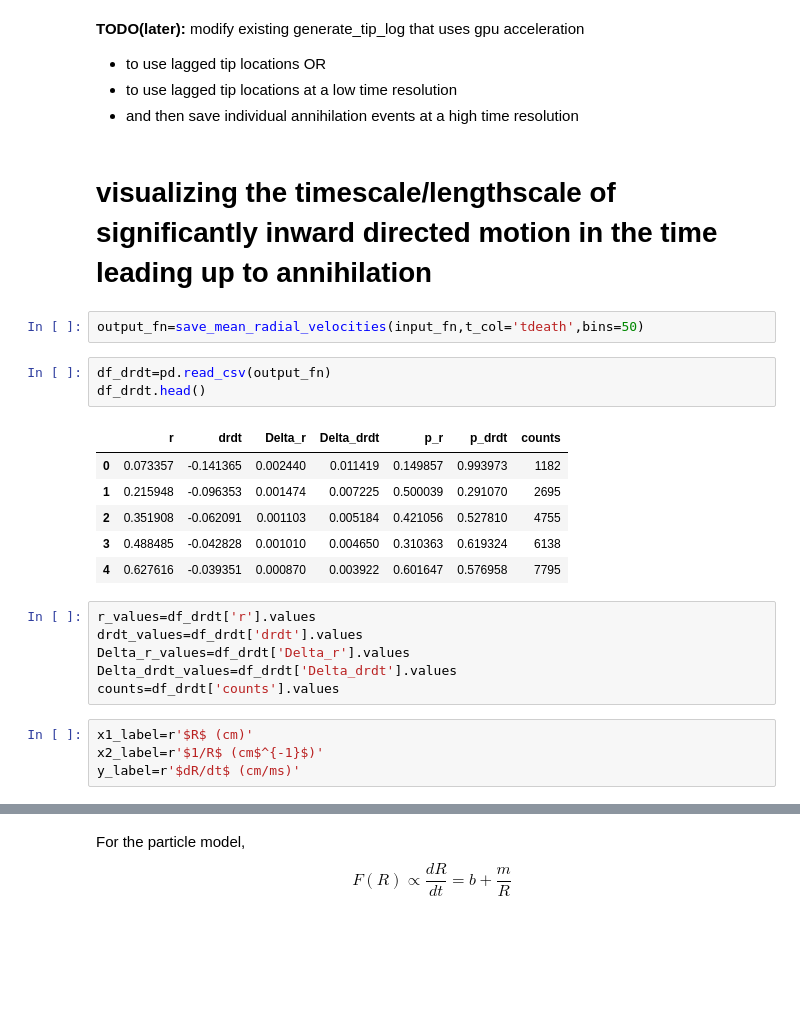
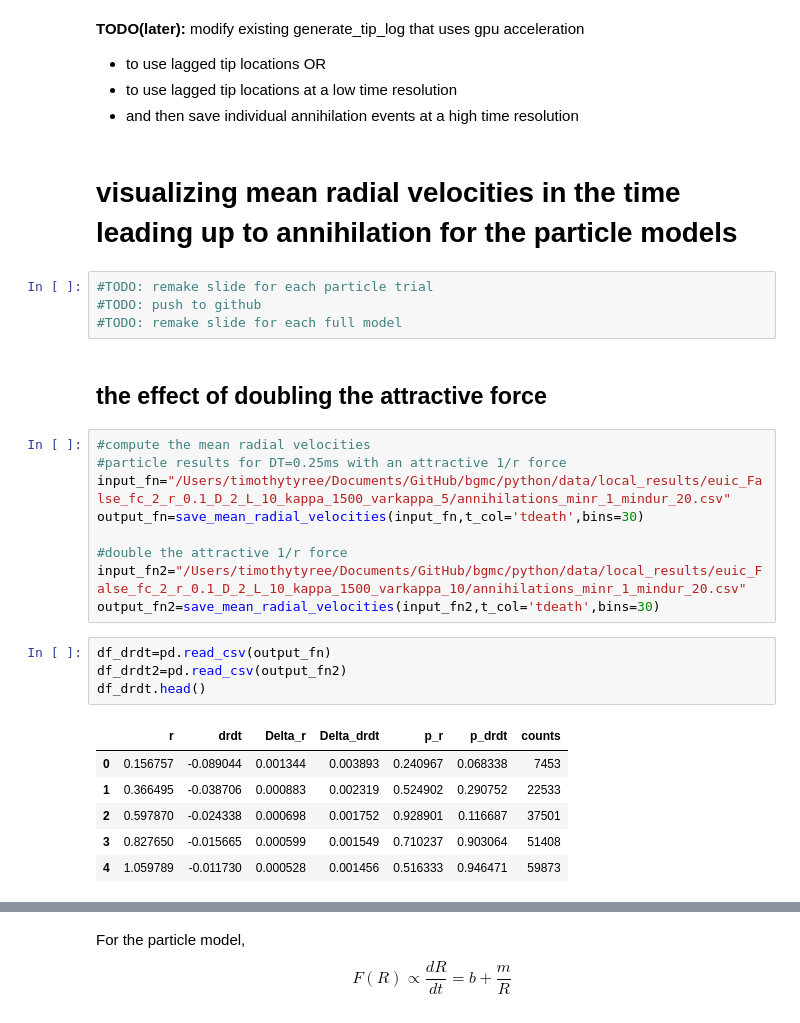
Before and after one commit to timtyree/care, a Jupyter notebook: notebooks/Measuring Average Forces between Spiral Tips.ipynb, the cells around one changed output, grey strips where cells are left out. Drawn from its saved outputs; the diff is of its cells as text; blank space fills up the shorter version.

```diff
--- a/notebooks/Measuring Average Forces between Spiral Tips.ipynb
+++ b/notebooks/Measuring Average Forces between Spiral Tips.ipynb
@@ -104,26 +104,30 @@ OR
 - to use lagged tip locations at a low time resolution
 - and then save individual annihilation events at a high time resolution
 # %% [markdown]
-# visualizing the timescale/lengthscale of significantly inward directed motion in the time leading up to annihilation
+# visualizing mean radial velocities in the time leading up to annihilation for the particle models
-# %%
-output_fn=save_mean_radial_velocities(input_fn,t_col='tdeath',bins=50)
+# %%
+#TODO: remake slide for each particle trial
+#TODO: push to github
+#TODO: remake slide for each full model
+# %% [markdown]
+## the effect of doubling the attractive force
+# %%
+#compute the mean radial velocities
+#particle results for DT=0.25ms with an attractive 1/r force
+input_fn="/Users/timothytyree/Documents/GitHub/bgmc/python/data/local_results/euic_False_fc_2_r_0.1_D_2_L_10_kappa_1500_varkappa_5/annihilations_minr_1_mindur_20.csv"
+output_fn=save_mean_radial_velocities(input_fn,t_col='tdeath',bins=30)
+
+#double the attractive 1/r force
+input_fn2="/Users/timothytyree/Documents/GitHub/bgmc/python/data/local_results/euic_False_fc_2_r_0.1_D_2_L_10_kappa_1500_varkappa_10/annihilations_minr_1_mindur_20.csv"
+output_fn2=save_mean_radial_velocities(input_fn2,t_col='tdeath',bins=30)
 # %%
 df_drdt=pd.read_csv(output_fn)
+df_drdt2=pd.read_csv(output_fn2)
 df_drdt.head()
 # %% [output]
 |  | r | drdt | Delta_r | Delta_drdt | p_r | p_drdt | counts |
-| 0 | 0.073357 | -0.141365 | 0.002440 | 0.011419 | 0.149857 | 0.993973 | 1182 |
-| 1 | 0.215948 | -0.096353 | 0.001474 | 0.007225 | 0.500039 | 0.291070 | 2695 |
-| 2 | 0.351908 | -0.062091 | 0.001103 | 0.005184 | 0.421056 | 0.527810 | 4755 |
-| 3 | 0.488485 | -0.042828 | 0.001010 | 0.004650 | 0.310363 | 0.619324 | 6138 |
-| 4 | 0.627616 | -0.039351 | 0.000870 | 0.003922 | 0.601647 | 0.576958 | 7795 |
+| 0 | 0.156757 | -0.089044 | 0.001344 | 0.003893 | 0.240967 | 0.068338 | 7453 |
+| 1 | 0.366495 | -0.038706 | 0.000883 | 0.002319 | 0.524902 | 0.290752 | 22533 |
+| 2 | 0.597870 | -0.024338 | 0.000698 | 0.001752 | 0.928901 | 0.116687 | 37501 |
+| 3 | 0.827650 | -0.015665 | 0.000599 | 0.001549 | 0.710237 | 0.903064 | 51408 |
+| 4 | 1.059789 | -0.011730 | 0.000528 | 0.001456 | 0.516333 | 0.946471 | 59873 |
-# %%
-r_values=df_drdt['r'].values
-drdt_values=df_drdt['drdt'].values
-Delta_r_values=df_drdt['Delta_r'].values
-Delta_drdt_values=df_drdt['Delta_drdt'].values
-counts=df_drdt['counts'].values
-# %%
-x1_label=r'$R$ (cm)'
-x2_label=r'$1/R$ (cm$^{-1}$)'
-y_label=r'$dR/dt$ (cm/ms)'
```
Also changed, not shown: parts of 20 cells of this notebook, 2 other files.
